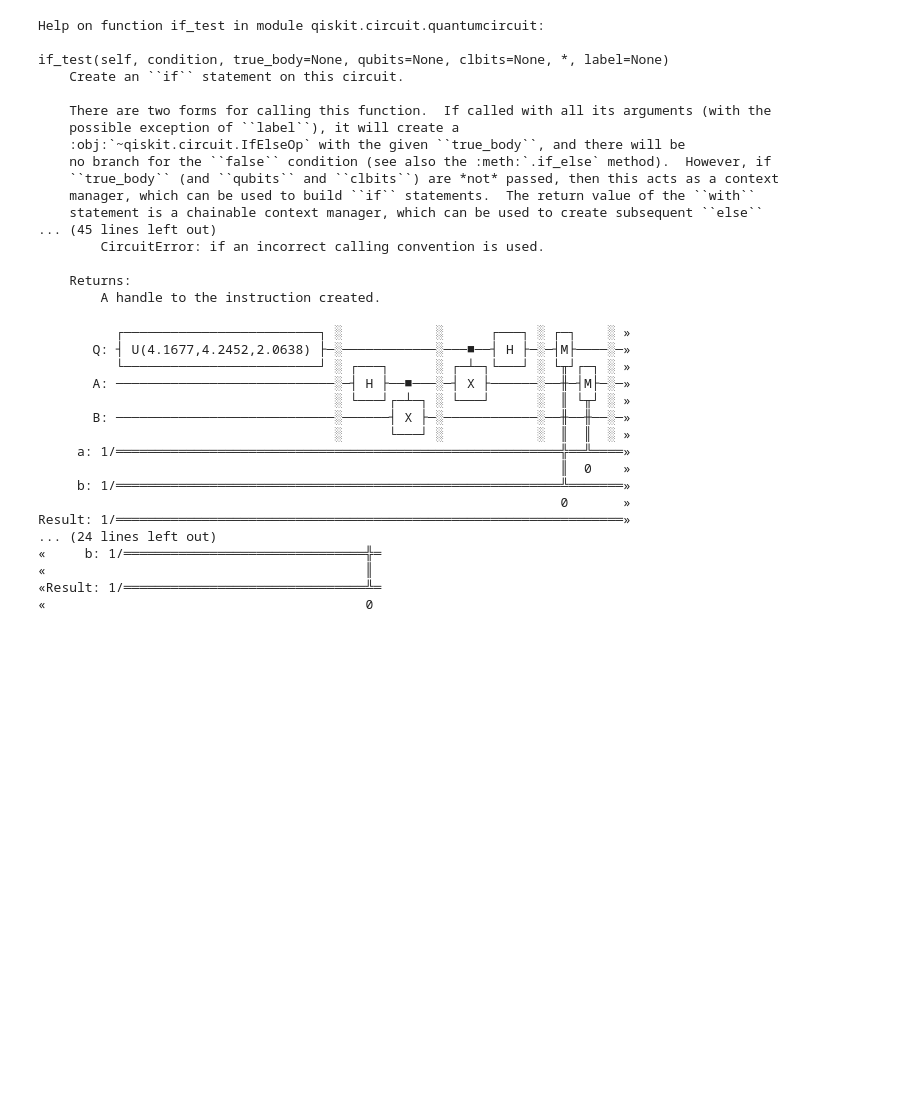
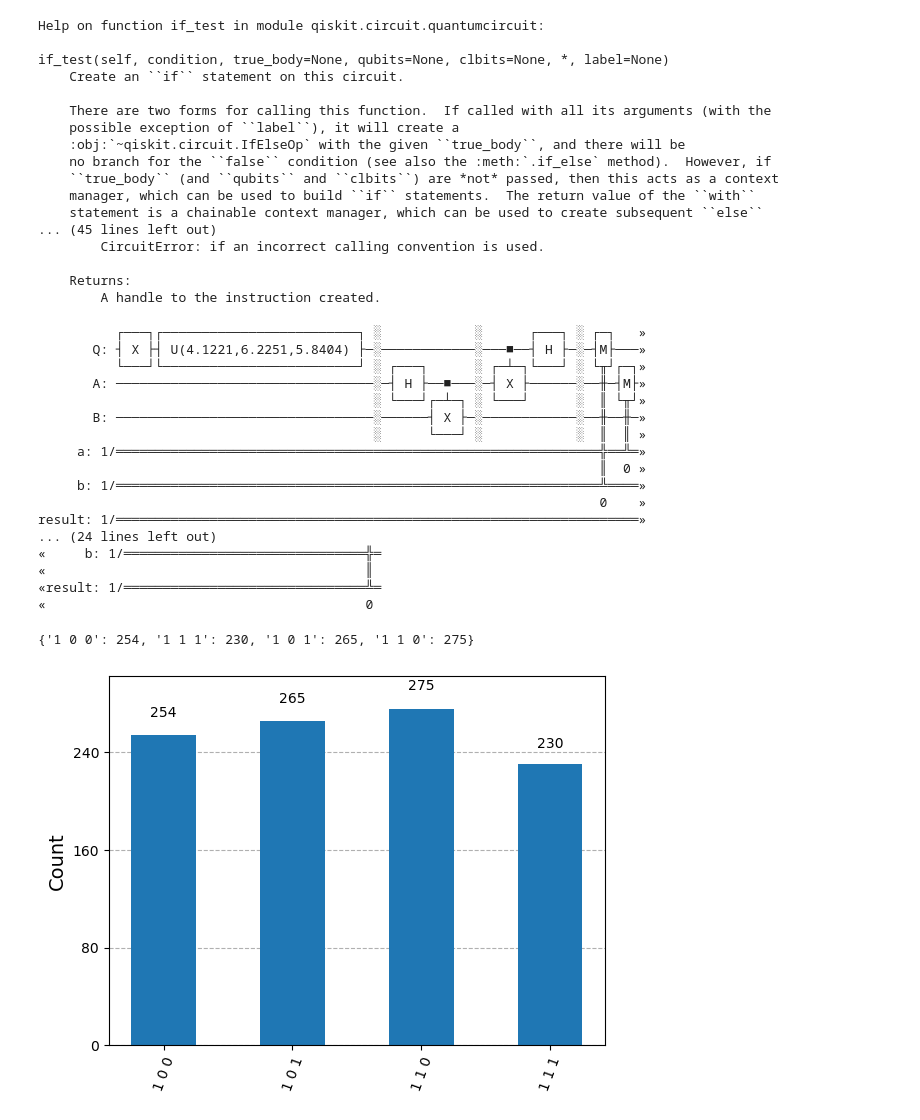
Before and after one commit to Aksgo/Quantum-Information, a Jupyter notebook: teleportation.ipynb, the cells around one changed output. Cells and saved outputs as stored; diff of their text form; code cells hidden in the pictures; blank space fills up the shorter version.

Commit message:
code for teleportation of qubit

```diff
--- a/teleportation.ipynb
+++ b/teleportation.ipynb
@@ -107,43 +107,50 @@ if_test(self, condition, true_body=None, qubits=None, clbits=None, *, label=None
     Returns:
         A handle to the instruction created.
 # %%
-#applying the random gate to o qubit Q
-#creating a new circuit
-test = QuantumCircuit(qubit, ebit0, ebit1, a,b)
-# Start with the randomly selected gate on Q
+#applying the random gate to  qubit Q
+#teleportation protocol
+#we have created a testingcircuit which will test the teleportation circuit drawn above
 
-test.append(random_gate, qubit)
+test = QuantumCircuit(qubit, ebit0, ebit1, a, b)
+test.x(qubit)
+test.append(random_gate,qubit)
 test.barrier()
-
-# Append the entire teleportation protocol from above.
-
+#appending entire teleportation circuit
+#the circuit beign composed should have less or same no of inputs as 'test' circuit here
 test = test.compose(protocol)
 test.barrier()
-
-# Finally, apply the inverse of the random unitary to B and measure.
-
+#applying the inverse gate to Bob's one to complare the output
 test.append(random_gate.inverse(), ebit1)
-
-result = ClassicalRegister(1, "Result")
+#register to store result
+result = ClassicalRegister(1,"result")
 test.add_register(result)
 test.measure(ebit1, result)
 
 display(test.draw())
 # %% [output]
-          ┌─────────────────────────┐ ░            ░      ┌───┐ ░ ┌─┐    ░ »
-       Q: ┤ U(4.1677,4.2452,2.0638) ├─░────────────░───■──┤ H ├─░─┤M├────░─»
-          └─────────────────────────┘ ░ ┌───┐      ░ ┌─┴─┐└───┘ ░ └╥┘┌─┐ ░ »
-       A: ────────────────────────────░─┤ H ├──■───░─┤ X ├──────░──╫─┤M├─░─»
-                                      ░ └───┘┌─┴─┐ ░ └───┘      ░  ║ └╥┘ ░ »
-       B: ────────────────────────────░──────┤ X ├─░────────────░──╫──╫──░─»
-                                      ░      └───┘ ░            ░  ║  ║  ░ »
-     a: 1/═════════════════════════════════════════════════════════╬══╩════»
-                                                                   ║  0    »
-     b: 1/═════════════════════════════════════════════════════════╩═══════»
-                                                                   0       »
-Result: 1/═════════════════════════════════════════════════════════════════»
+          ┌───┐┌─────────────────────────┐ ░            ░      ┌───┐ ░ ┌─┐   »
+       Q: ┤ X ├┤ U(4.1221,6.2251,5.8404) ├─░────────────░───■──┤ H ├─░─┤M├───»
+          └───┘└─────────────────────────┘ ░ ┌───┐      ░ ┌─┴─┐└───┘ ░ └╥┘┌─┐»
+       A: ─────────────────────────────────░─┤ H ├──■───░─┤ X ├──────░──╫─┤M├»
+                                           ░ └───┘┌─┴─┐ ░ └───┘      ░  ║ └╥┘»
+       B: ─────────────────────────────────░──────┤ X ├─░────────────░──╫──╫─»
+                                           ░      └───┘ ░            ░  ║  ║ »
+     a: 1/══════════════════════════════════════════════════════════════╬══╩═»
+                                                                        ║  0 »
+     b: 1/══════════════════════════════════════════════════════════════╩════»
+                                                                        0    »
+result: 1/═══════════════════════════════════════════════════════════════════»
 ... (24 lines left out)
 «     b: 1/═══════════════════════════════╬═
 «                                         ║
-«Result: 1/═══════════════════════════════╩═
+«result: 1/═══════════════════════════════╩═
 «                                         0
+# %%
+#using Aer Simulator this time to run the circuit
+result = AerSimulator().run(test).result()
+stats = result.get_counts()
+display(stats)
+display(plot_histogram(stats))
+# %% [output]
+{'1 0 0': 254, '1 1 1': 230, '1 0 1': 265, '1 1 0': 275}
+[figure, added]
```
Also changed, not shown: parts of 1 cell of this notebook.
